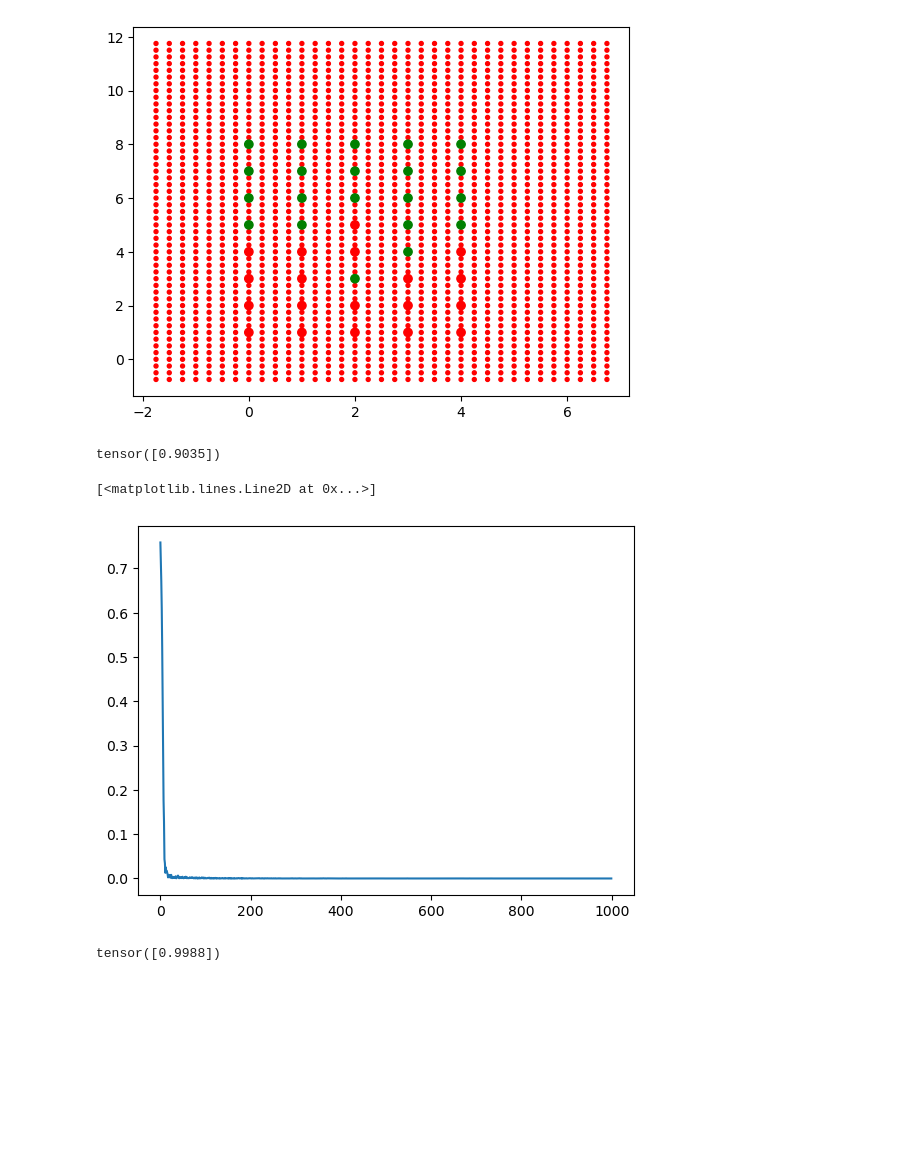
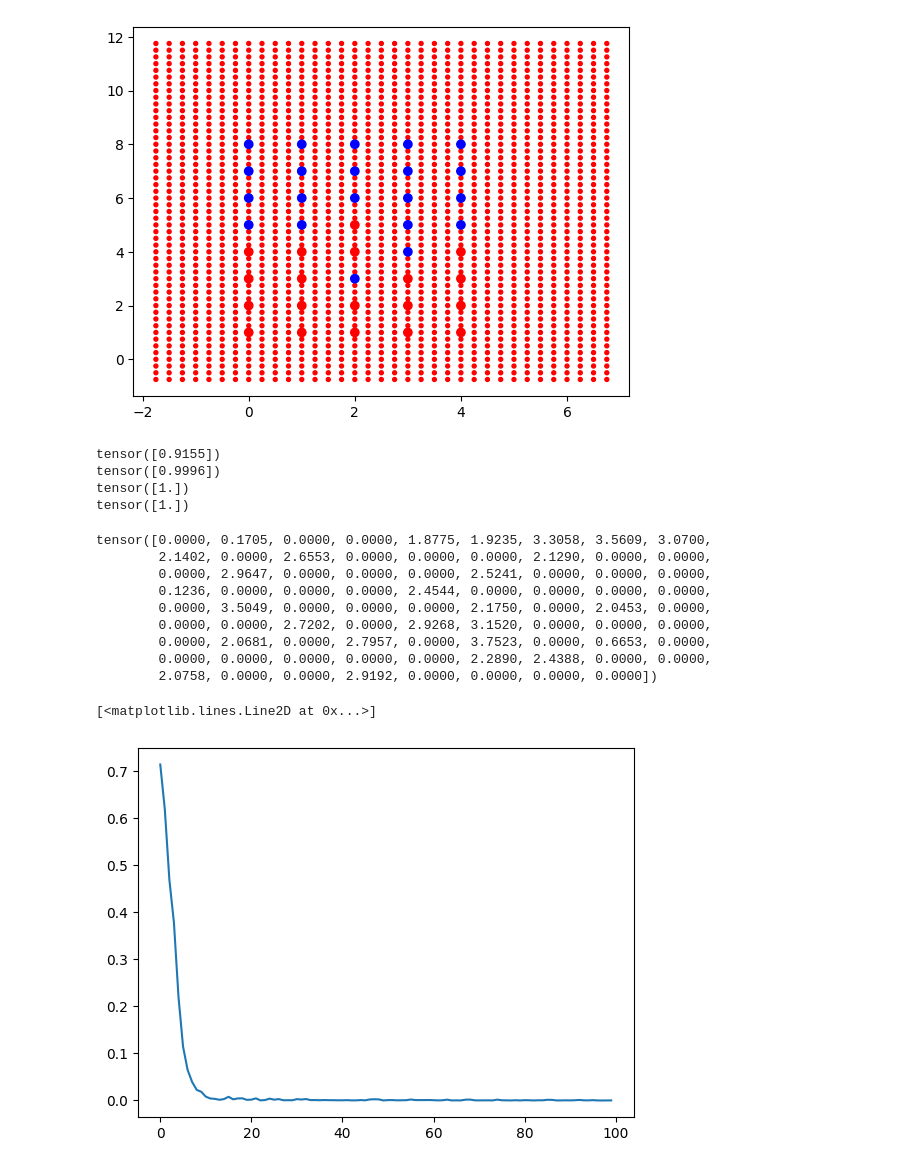
Before and after one commit to PatatoBy/SEAI, a Jupyter notebook: modello_fiaschi.ipynb, the cells around one changed output. Cells and saved outputs as stored; diff of their text form; code cells hidden in the pictures; blank space fills up the shorter version.

```diff
--- a/modello_fiaschi.ipynb
+++ b/modello_fiaschi.ipynb
@@ -153,7 +153,7 @@ class ModelloF(nn.Module):
                     self.save_v = torch.cat((self.save_v, v.clone().detach()), dim = 0)
 # %%
 torch.manual_seed(130698)
-modello = ModelloF(2,1,60)
+modello = ModelloF(2,1,80)
 dl0 = torch.utils.data.DataLoader(train_data0, batch_size = 8, shuffle = True)
 dl1 = torch.utils.data.DataLoader(train_data1, batch_size = 8, shuffle = True)
 # %%
@@ -170,34 +171,49 @@ plt.show()
 # %%
+#PLOTTING
+
 with torch.no_grad():
     points = [[x/4, y/4, modello(torch.tensor([x/4*1.0,y/4*1.0]))] for x in range(-7,7*4) for y in range(-3,12*4)]
     colori = ['blue' if p[2][0] < 0.45 else 'red' if p[2][0] > 0.6 else 'white' for p in points]
     plt.scatter([p[0] for p in points], [p[1] for p in points], c = colori, s=8)
-    plt.scatter([p[0] for p in dataset],[p[1] for p in dataset], c=['red' if i == 1 else 'green' for i in labels])
+    plt.scatter([p[0] for p in dataset],[p[1] for p in dataset], c=['red' if i == 1 else 'blue' for i in labels])
     plt.show()
 
 # RED -> y == 1 [NON DEVE ENTRARE]
 # BLUE -> y == 0 [PUO ENTRARE]
 # WHITE -> indecisione
 # %% [output]
-[figure, old version]
+[figure, new version]
-# %%
-print(modello(torch.tensor([0,0], dtype=torch.float)))
-# %% [output]
-tensor([0.9035])
+# %%
+print(modello(torch.tensor([0,0], dtype = torch.float)))
+print(modello(torch.tensor([0,4], dtype = torch.float)))
+print(modello(torch.tensor([8,0], dtype = torch.float)))
+print(modello(torch.tensor([8,4], dtype = torch.float)))
+# %% [output]
+tensor([0.9155])
+tensor([0.9996])
+tensor([1.])
+tensor([1.])
 # %%
+#FASE 2 TRAINING
+
 err = []
 modello.gen_v_y0(dl1)
 
-for _ in range(1000):
+for _ in range(100):
     e = modello.train(dl0, 'L2')
     err.append(e)
 
 plt.plot([x for x in range(len(err))], err)
 # %% [output]
-[<matplotlib.lines.Line2D at 0x...>]
+tensor([0.0000, 0.1705, 0.0000, 0.0000, 1.8775, 1.9235, 3.3058, 3.5609, 3.0700,
+        2.1402, 0.0000, 2.6553, 0.0000, 0.0000, 0.0000, 2.1290, 0.0000, 0.0000,
+        0.0000, 2.9647, 0.0000, 0.0000, 0.0000, 2.5241, 0.0000, 0.0000, 0.0000,
+        0.1236, 0.0000, 0.0000, 0.0000, 2.4544, 0.0000, 0.0000, 0.0000, 0.0000,
+        0.0000, 3.5049, 0.0000, 0.0000, 0.0000, 2.1750, 0.0000, 2.0453, 0.0000,
+        0.0000, 0.0000, 2.7202, 0.0000, 2.9268, 3.1520, 0.0000, 0.0000, 0.0000,
+        0.0000, 2.0681, 0.0000, 2.7957, 0.0000, 3.7523, 0.0000, 0.6653, 0.0000,
+        0.0000, 0.0000, 0.0000, 0.0000, 0.0000, 2.2890, 2.4388, 0.0000, 0.0000,
+        2.0758, 0.0000, 0.0000, 2.9192, 0.0000, 0.0000, 0.0000, 0.0000])
+[<matplotlib.lines.Line2D at 0x...>]
-[figure, old version]
+[figure, new version]
-# %%
-print(modello(torch.tensor([8,4], dtype = torch.float)))
-# %% [output]
-tensor([0.9988])
 # %%
```
Also changed, not shown: parts of 3 cells of this notebook.
